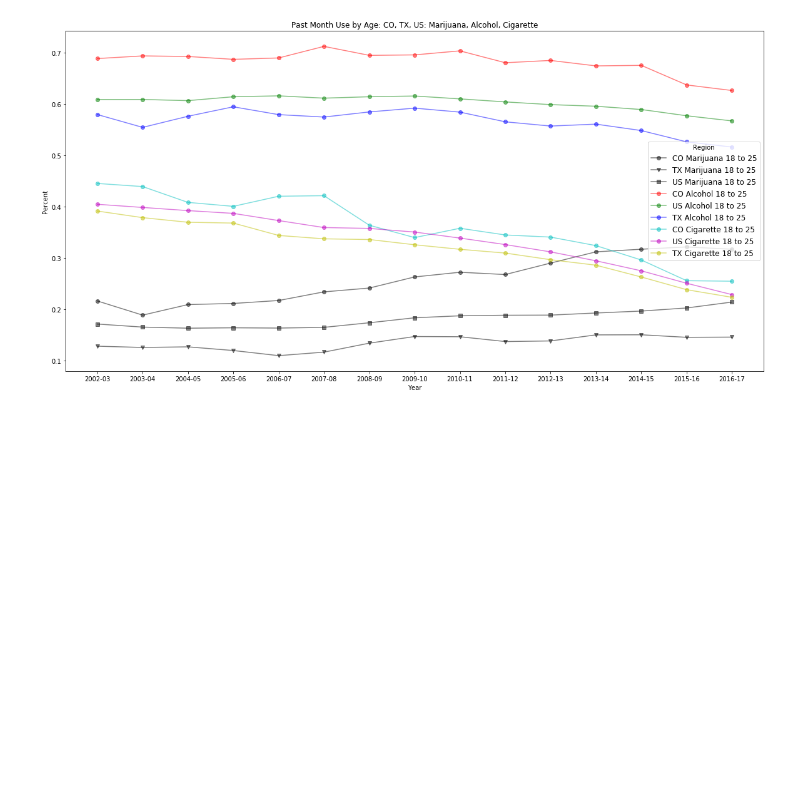
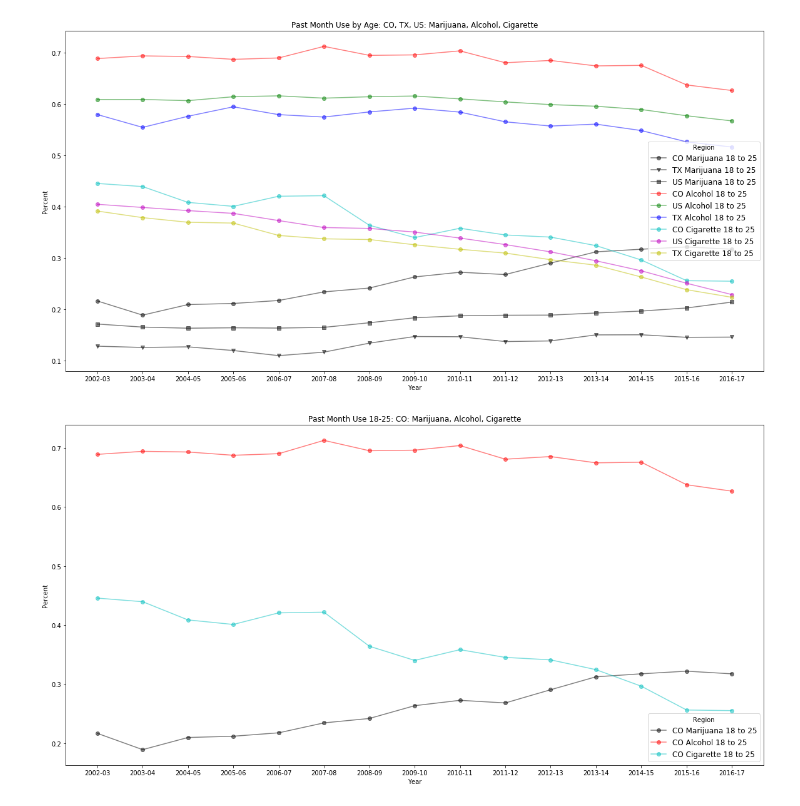
Before and after one commit to zdsteele/Project_1, a Jupyter notebook: FredSpot/Freds_Project1_Jupyter_Notebook.ipynb, the cells around one changed output. Cells and saved outputs as stored; diff of their text form; code cells hidden in the pictures; blank space fills up the shorter version.

Commit message:
4 plotting examples

```diff
--- a/FredSpot/Freds_Project1_Jupyter_Notebook.ipynb
+++ b/FredSpot/Freds_Project1_Jupyter_Notebook.ipynb
@@ -127,3 +127,23 @@ plt.legend(title="Region", fontsize="large", loc="best")
 plt.show()
 # %% [output]
 [figure]
+# %%
+#Set plot size
+plt.rcParams["figure.figsize"] = [20,10]
+
+#Line Plots
+plt.plot(CO_Marijuana_PastMonth_18_25_df["year_pair"], CO_Marijuana_PastMonth_18_25_df["estimate"], 'ko-', alpha=0.5, label="CO Marijuana 18 to 25")
+
+plt.plot(CO_Alcohol_PastMonth_18_25_df["year_pair"], CO_Alcohol_PastMonth_18_25_df["estimate"], 'ro-', alpha=0.5, label="CO Alcohol 18 to 25")
+
+plt.plot(CO_Cigarette_PastMonth_18_25_df["year_pair"], CO_Cigarette_PastMonth_18_25_df["estimate"], 'co-', alpha=0.5, label="CO Cigarette 18 to 25")
+
+# Add title, axis names, and legend
+plt.title('Past Month Use 18-25: CO: Marijuana, Alcohol, Cigarette')
+plt.xlabel('Year')
+plt.ylabel('Percent')
+plt.legend(title="Region", fontsize="large", loc="best")
+
+plt.show()
+# %% [output]
+[figure, added]
```
Also changed, not shown: parts of 2 cells of this notebook.
